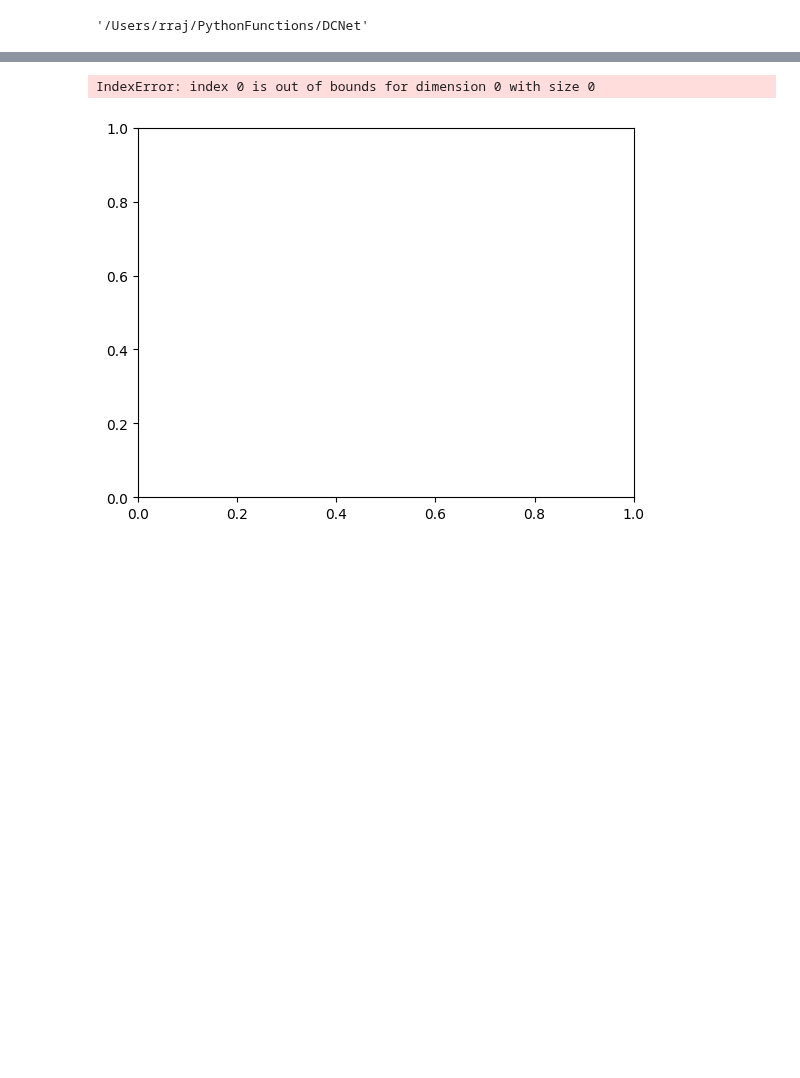
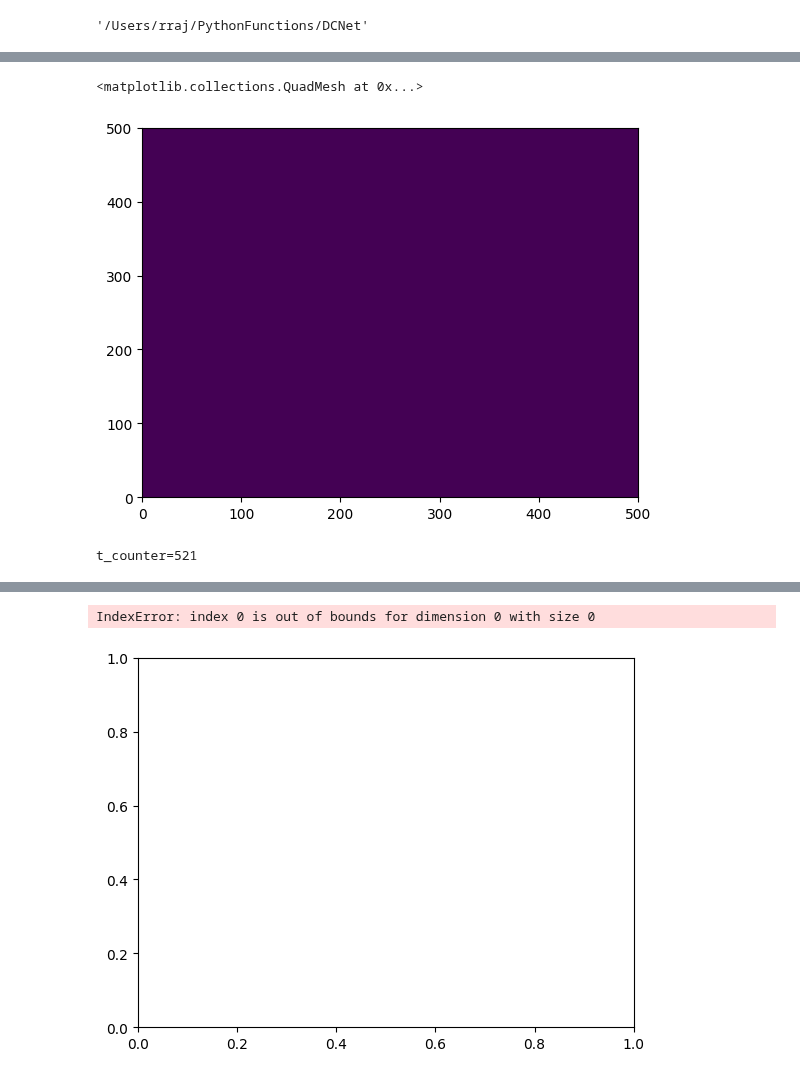
Before and after one commit to wormLove/DCNet, a Jupyter notebook: DCNet2.ipynb, the cells around one changed output, grey strips where cells are left out. Cells and saved outputs as stored; diff of their text form; code cells hidden in the pictures; blank space fills up the shorter version.

Commit message:
implemented teacher

```diff
--- a/DCNet2.ipynb
+++ b/DCNet2.ipynb
@@ -79,39 +79,35 @@ plt.legend()
+# %%
+plt.pcolormesh(module_c.recurrent_weights)
+# %% [output]
+<matplotlib.collections.QuadMesh at 0x...>
+[figure, added]
 # %%
-train_size = 30000
+train_size = 5000
+epoch = 200
 precisions = []
 recalls = []
-consistencies = []
+beta = 1 - 1/epoch
+t_counter = 0
 
-for epoch in range(100, 600, 100):
-    metric1.reset()
-    metric2.reset()
+module_d = DiscriminationModule(500, DatasetInitializer(mnist_data, num_classes=10), beta=beta)
+module_c = ClassificationModule(500, IdentityInitializer(), teacher_cut_off=7.0)
+#module_c.pruning('on')
+metric1.reset()
+for eidx in tqdm(range(train_size//epoch)):
+    for x in loader(epoch):
+        y_ = module_d(x)
+        y = module_c(y_)
+        if torch.rand(1).item() < 0.05:
+            module_c.teach()
+            t_counter += 1
 
-    precision = []
-    recall = []
-    consistency = []
-
-    beta = 1 - (1/epoch)
-    module_d = DiscriminationModule(1000, DatasetInitializer(dataset=mnist_data, num_classes=10), beta=beta)
-    module_c = ClassificationModule(1000, IdentityInitializer())
-    #module_c.pruning('on')
-
-    for _ in tqdm(range(train_size//epoch), desc=str(epoch)):
-        for x in loader(epoch):
-            y_ = module_d(x)
-            module_c(y_)
-
-        module_d.organize()
-        module_c.organize()
-        metric1.update(module_c.recurrent_weights, module_d.labels(10))
-        metric2.update(module_d.labels(10))
-
-        p, r = metric1.compute()
-        c = metric2.compute()
-        precision.append(p)
-        recall.append(r)
-        consistency.append(c)
-
-    precisions.append(precision)
-    recalls.append(recall)
-    consistencies.append(consistency)
+    module_d.organize()
+    module_c.organize()
+    metric1.update(module_c.recurrent_weights, module_d.labels(10))
+    p, r = metric1.compute()
+    precisions.append(p)
+    recalls.append(r)
+print(f"{t_counter=}")
+# %% [output]
+t_counter=521
 # %%
```
Also changed, not shown: parts of 6 cells of this notebook, 2 other files.
